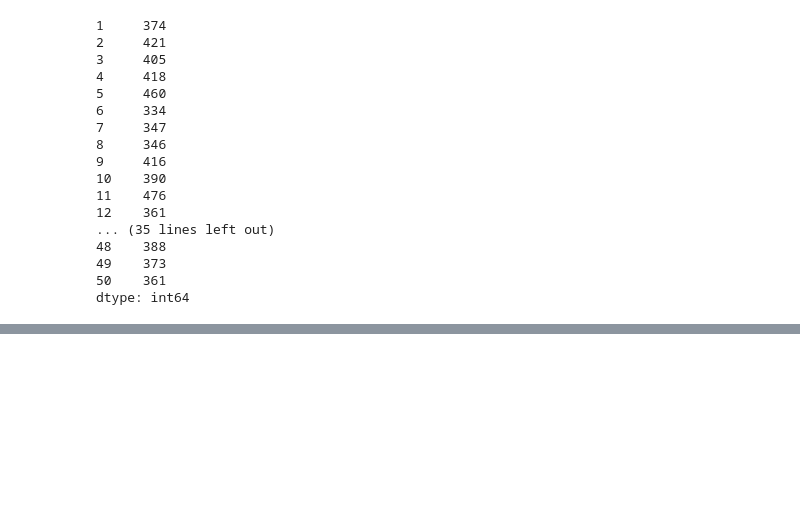
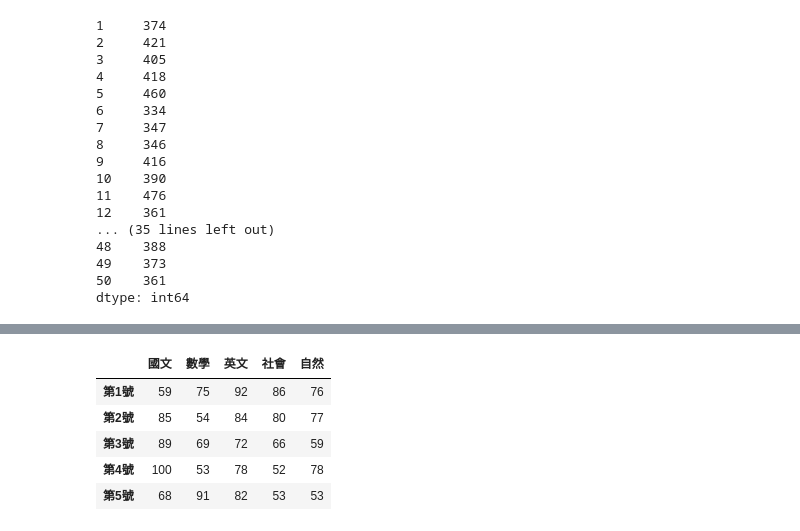
Before and after one commit to angela910423/_TEST_, a Jupyter notebook: lesson10.ipynb, the cells around one changed output, grey strips where cells are left out. Cells and saved outputs as stored; diff of their text form; code cells hidden in the pictures; blank space fills up the shorter version.

```diff
--- a/lesson10.ipynb
+++ b/lesson10.ipynb
@@ -111,0 +153,9 @@ dtype: int64
+# %%
+df1.iloc[:5] #dataFrame.loc[列,欄] 使用index
+# %% [output]
+|  | 國文 | 數學 | 英文 | 社會 | 自然 |
+| 第1號 | 59 | 75 | 92 | 86 | 76 |
+| 第2號 | 85 | 54 | 84 | 80 | 77 |
+| 第3號 | 89 | 69 | 72 | 66 | 59 |
+| 第4號 | 100 | 53 | 78 | 52 | 78 |
+| 第5號 | 68 | 91 | 82 | 53 | 53 |
```
Also changed, not shown: parts of 6 cells of this notebook.
